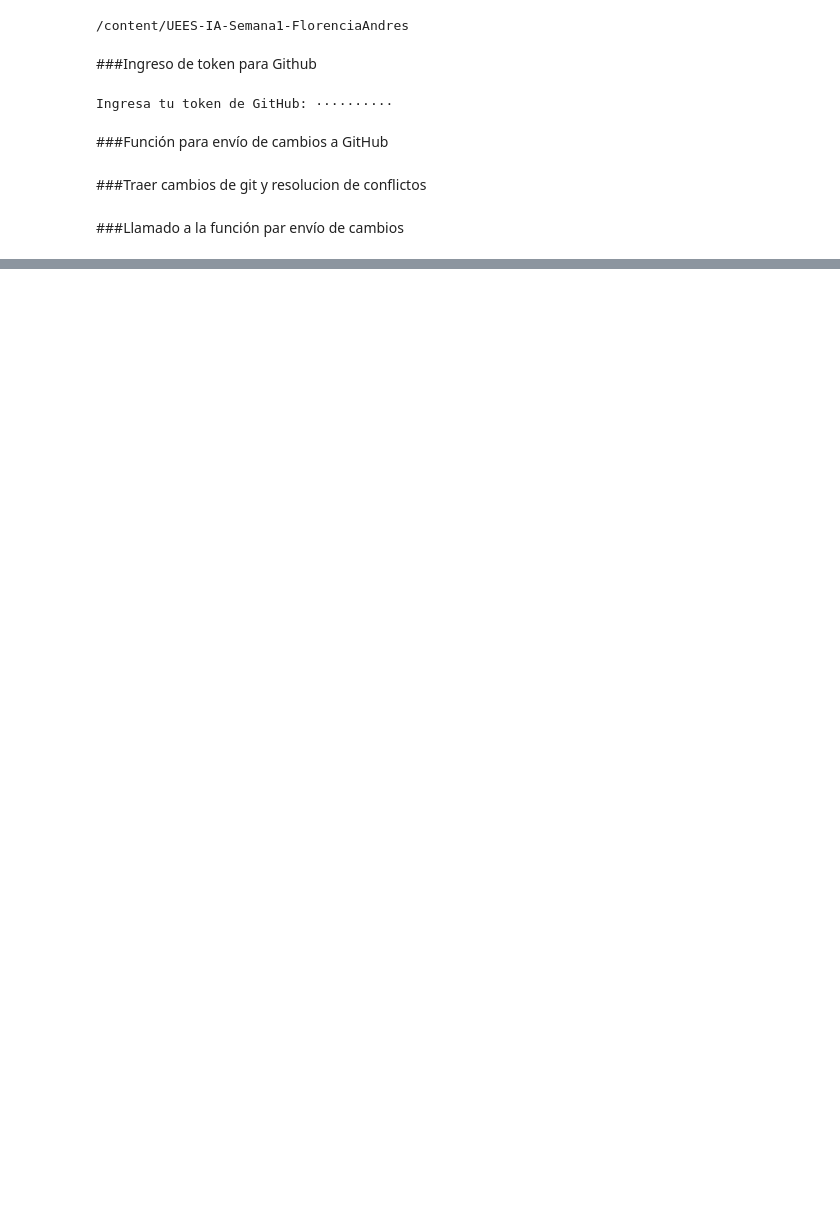
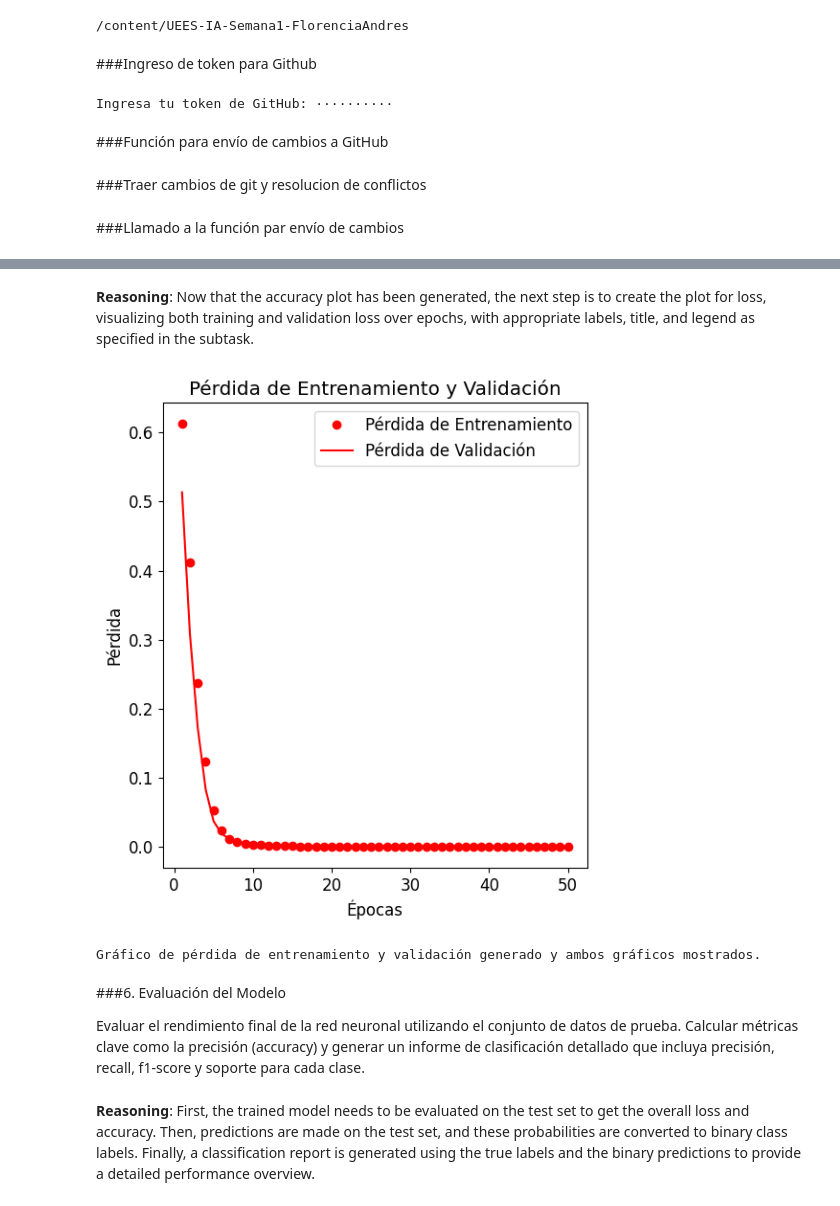
Before and after one commit to andresflorencia-uees/UEES-IA-Semana1-FlorenciaAndres, a Jupyter notebook: notebooks/04_Deep_Learning_Intro.ipynb, the cells around one changed output, grey strips where cells are left out. Saved outputs shown, nothing was run; the diff lists cells and outputs as text; code cells hidden in the pictures; blank space fills up the shorter version.

Commit message:
Red neuronal

```diff
--- a/notebooks/04_Deep_Learning_Intro.ipynb
+++ b/notebooks/04_Deep_Learning_Intro.ipynb
@@ -117,0 +446,25 @@ save_to_github("04_Deep_Learning_Intro.ipynb", "Introducción a Deep Learning ")
+# %% [markdown]
+**Reasoning**:
+Now that the accuracy plot has been generated, the next step is to create the plot for loss, visualizing both training and validation loss over epochs, with appropriate labels, title, and legend as specified in the subtask.
+# %%
+plt.subplot(1, 2, 2)
+plt.plot(epochs, loss, 'ro', label='Pérdida de Entrenamiento')
+plt.plot(epochs, val_loss, 'r', label='Pérdida de Validación')
+plt.title('Pérdida de Entrenamiento y Validación')
+plt.xlabel('Épocas')
+plt.ylabel('Pérdida')
+plt.legend()
+
+plt.tight_layout()
+plt.show()
+print("Gráfico de pérdida de entrenamiento y validación generado y ambos gráficos mostrados.")
+# %% [output]
+[figure, added]
+Gráfico de pérdida de entrenamiento y validación generado y ambos gráficos mostrados.
+# %% [markdown]
+###6. Evaluación del Modelo
+
+Evaluar el rendimiento final de la red neuronal utilizando el conjunto de datos de prueba. Calcular métricas clave como la precisión (accuracy) y generar un informe de clasificación detallado que incluya precisión, recall, f1-score y soporte para cada clase.
+# %% [markdown]
+**Reasoning**:
+First, the trained model needs to be evaluated on the test set to get the overall loss and accuracy. Then, predictions are made on the test set, and these probabilities are converted to binary class labels. Finally, a classification report is generated using the true labels and the binary predictions to provide a detailed performance overview.
```
Also changed, not shown: parts of 32 cells of this notebook.
